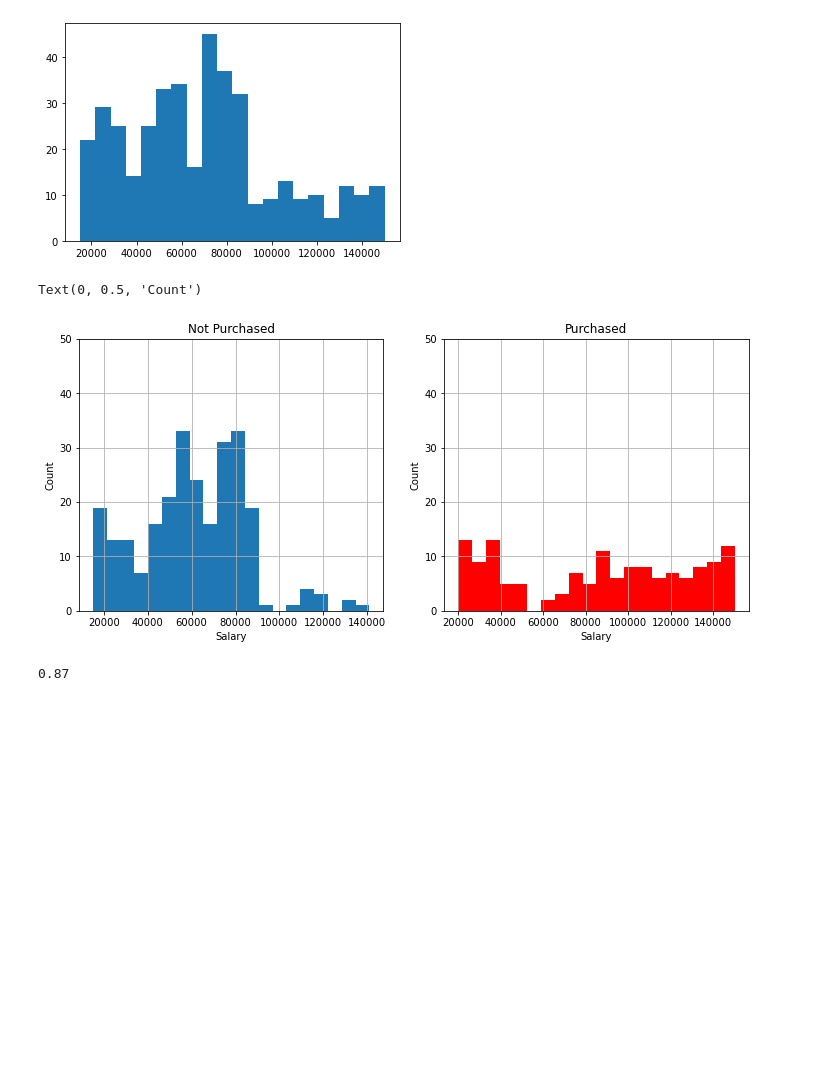
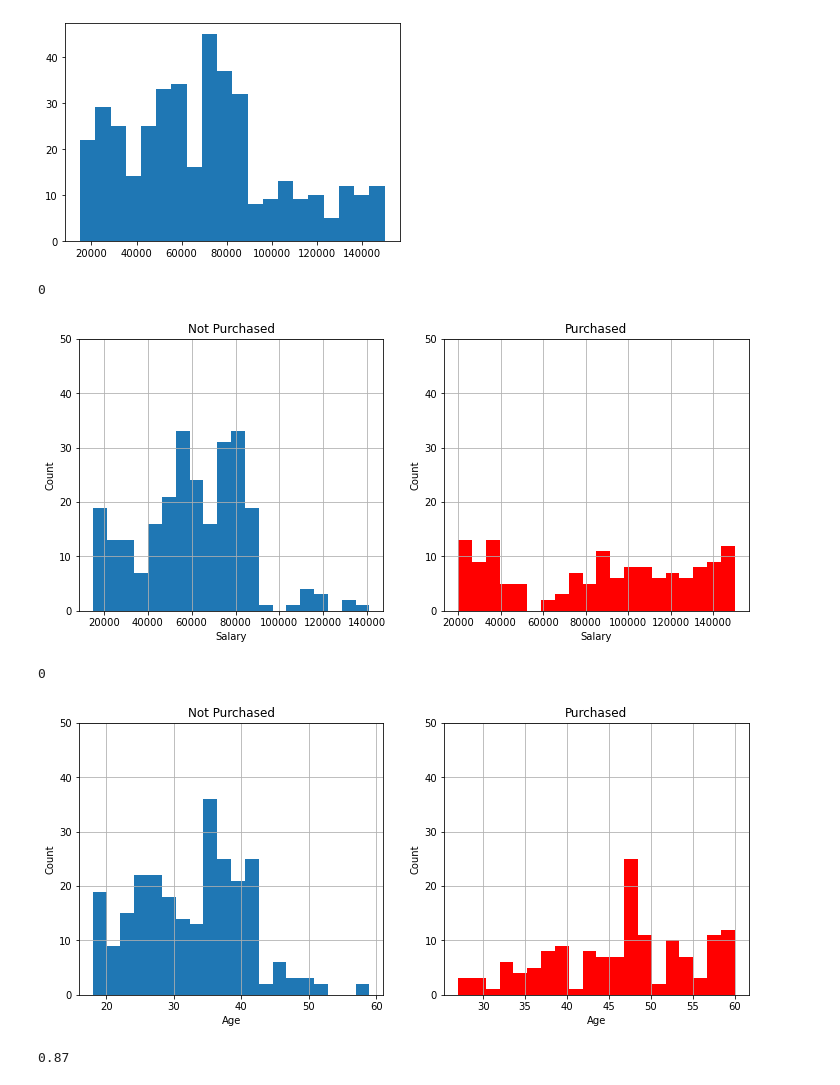
Before and after one commit to SinghAshok693/26thmay_B1_ML, a Jupyter notebook: Decision_Tree_&_Random_Forest_classsifier.ipynb, the cells around one changed output. Saved outputs shown, nothing was run; the diff lists cells and outputs as text; code cells hidden in the pictures; blank space fills up the shorter version.

```diff
--- a/Decision_Tree_&_Random_Forest_classsifier.ipynb
+++ b/Decision_Tree_&_Random_Forest_classsifier.ipynb
@@ -127,9 +127,30 @@ plt.ylim([0,50])
 plt.title('Purchased')
 plt.xlabel('Salary')
 plt.ylabel('Count')
+0
 # %% [output]
-Text(0, 0.5, 'Count')
+0
 [figure]
+# %%
+plt.figure(figsize=(12,5))
+plt.subplot(1,2,1)
+p = plt.hist(social_ad[social_ad['Purchased']==0]['Age'],bins = 20)
+plt.grid()
+plt.ylim([0,50])
+plt.xlabel('Age')
+plt.ylabel('Count')
+plt.title('Not Purchased')
+plt.subplot(1,2,2)
+p = plt.hist(social_ad[social_ad['Purchased']==1]['Age'],bins = 20, color = 'r')
+plt.grid()
+plt.ylim([0,50])
+plt.title('Purchased')
+plt.xlabel('Age')
+plt.ylabel('Count')
+0
+# %% [output]
+0
+[figure, added]
 # %%
 x=social_ad.drop('Purchased',axis=1)
 y=social_ad['Purchased']
```
Also changed, not shown: parts of 9 cells of this notebook.
